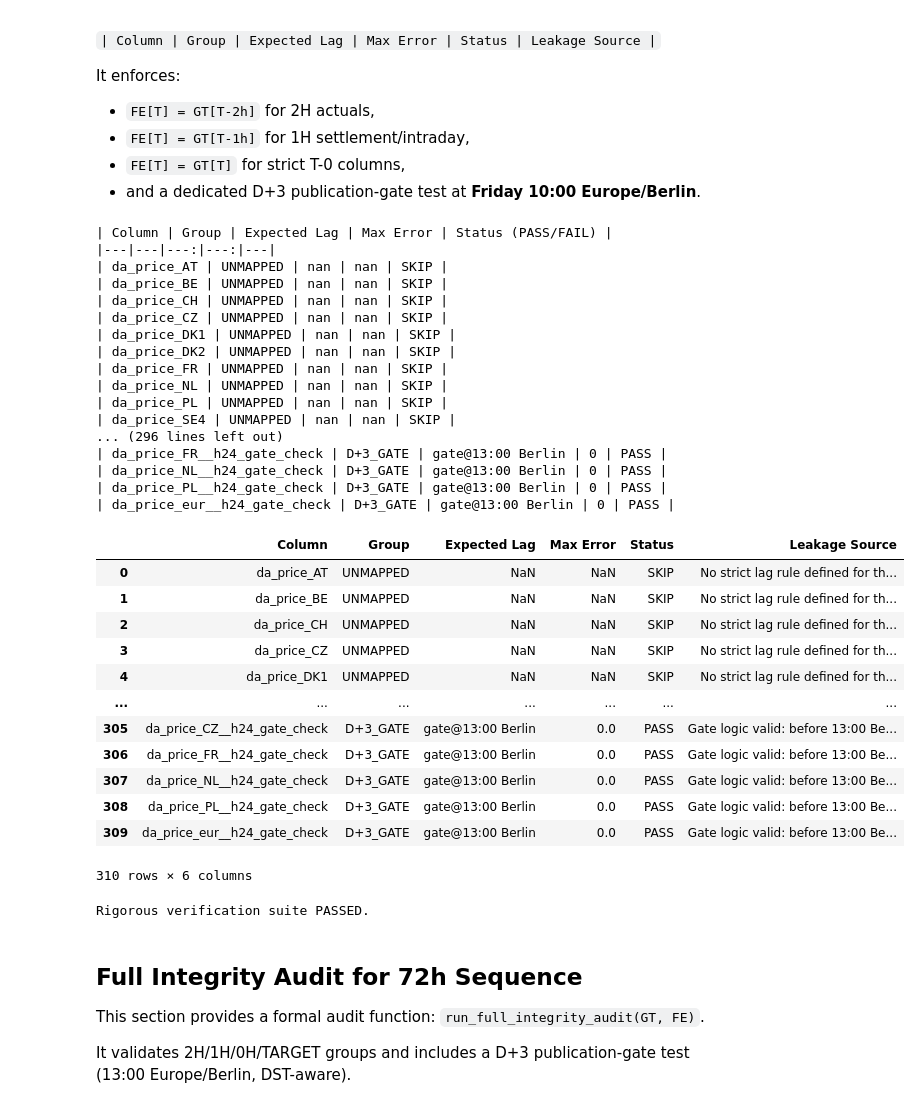
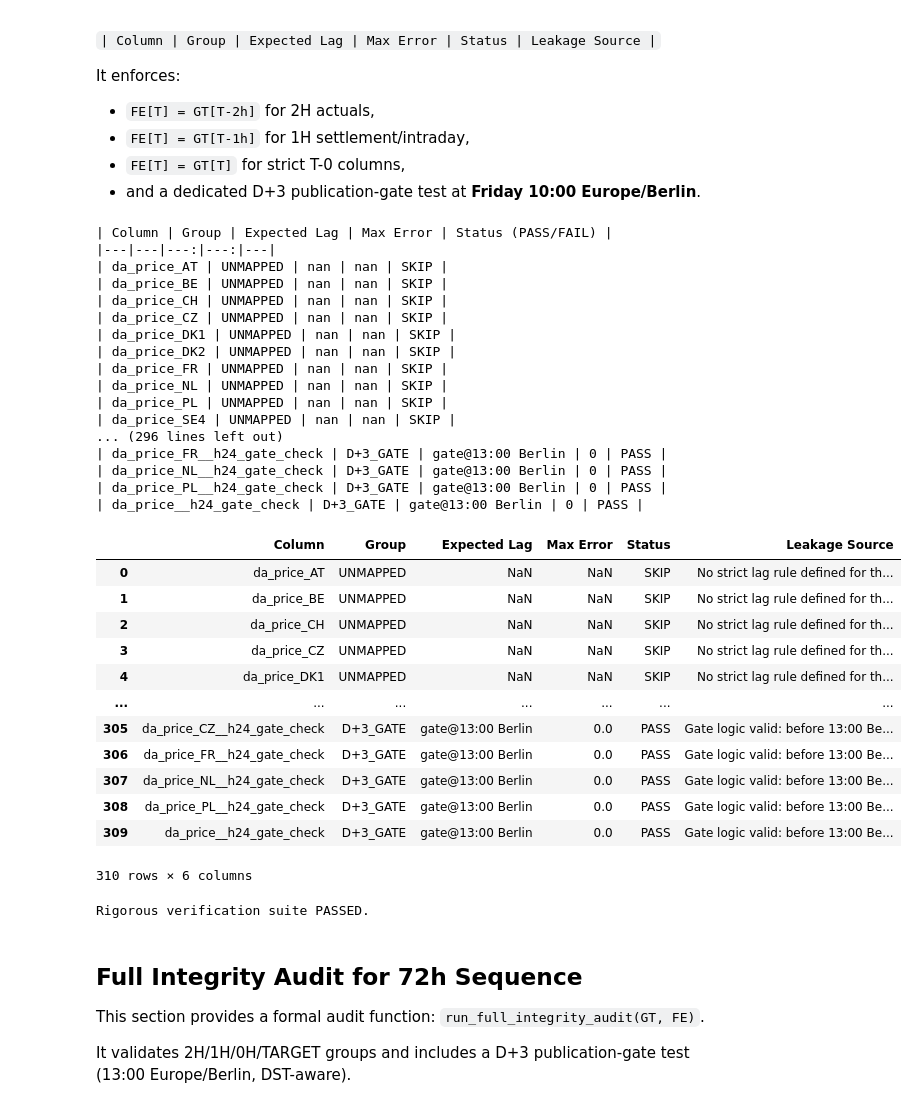
Before and after one commit to lgiesen/energy_trading, a Jupyter notebook: notebooks/09_lag_information_set_validation.ipynb, the cells around one changed output. Drawn from its saved outputs; the diff is of its cells as text; code cells hidden in the pictures.

```diff
--- a/notebooks/09_lag_information_set_validation.ipynb
+++ b/notebooks/09_lag_information_set_validation.ipynb
@@ -40,7 +40,7 @@ path_b = next((x for x in candidate_b if Path(x).exists()), None)
 if path_b is None:
     raise FileNotFoundError(f'Could not find Source B in: {candidate_b}')
 
-required_cols = ['timestamp_utc', 'load_actual_entsoe', 'afrr_activated_mw_pos', 'da_price_eur']
+required_cols = ['timestamp_utc', 'load_actual_entsoe', 'afrr_activated_mw_pos', 'da_price']
 
 df_a = pd.read_parquet(path_a)
 df_b = pd.read_parquet(path_b)
@@ -584,7 +584,7 @@ GROUP_1H_PATTERNS = [
     r'^afrr_picasso_net_mw$',
 ]
 GROUP_0H_PATTERNS = [
-    r'^da_price_eur$',
+    r'^da_price$',
     r'^da_price_at$',
 ]
 
@@ -595,8 +595,8 @@ BASE_DA_FORECAST_COLS = [
     'solar_forecast_da_entsoe',
 ]
 BASE_DA_PRICE_COLS = [c for c in DF_Features.columns if re.fullmatch(r'da_price_[A-Za-z]{2,3}', c)]
-if 'da_price_eur' in DF_Features.columns and 'da_price_eur' not in BASE_DA_PRICE_COLS:
-    BASE_DA_PRICE_COLS.append('da_price_eur')
+if 'da_price' in DF_Features.columns and 'da_price' not in BASE_DA_PRICE_COLS:
+    BASE_DA_PRICE_COLS.append('da_price')
 
 FUTURE_COL_RE = re.compile(r'^(?P<base>.+)(?:_(?:h|tplus)(?P<h>\d+))$', re.IGNORECASE)
 
@@ -802,35 +802,35 @@ if not fails.empty:
 
 print('\nRigorous verification suite PASSED.')
 # %% [output]
 | Column | Group | Expected Lag | Max Error | Status (PASS/FAIL) |
 |---|---|---:|---:|---|
 | da_price_AT | UNMAPPED | nan | nan | SKIP |
 | da_price_BE | UNMAPPED | nan | nan | SKIP |
 | da_price_CH | UNMAPPED | nan | nan | SKIP |
 | da_price_CZ | UNMAPPED | nan | nan | SKIP |
 | da_price_DK1 | UNMAPPED | nan | nan | SKIP |
 | da_price_DK2 | UNMAPPED | nan | nan | SKIP |
 | da_price_FR | UNMAPPED | nan | nan | SKIP |
 | da_price_NL | UNMAPPED | nan | nan | SKIP |
 | da_price_PL | UNMAPPED | nan | nan | SKIP |
 | da_price_SE4 | UNMAPPED | nan | nan | SKIP |
 ... (296 lines left out)
 | da_price_FR__h24_gate_check | D+3_GATE | gate@13:00 Berlin | 0 | PASS |
 | da_price_NL__h24_gate_check | D+3_GATE | gate@13:00 Berlin | 0 | PASS |
 | da_price_PL__h24_gate_check | D+3_GATE | gate@13:00 Berlin | 0 | PASS |
-| da_price_eur__h24_gate_check | D+3_GATE | gate@13:00 Berlin | 0 | PASS |
+| da_price__h24_gate_check | D+3_GATE | gate@13:00 Berlin | 0 | PASS |
 |  | Column | Group | Expected Lag | Max Error | Status | Leakage Source |
 | 0 | da_price_AT | UNMAPPED | NaN | NaN | SKIP | No strict lag rule defined for th... |
 | 1 | da_price_BE | UNMAPPED | NaN | NaN | SKIP | No strict lag rule defined for th... |
 | 2 | da_price_CH | UNMAPPED | NaN | NaN | SKIP | No strict lag rule defined for th... |
 | 3 | da_price_CZ | UNMAPPED | NaN | NaN | SKIP | No strict lag rule defined for th... |
 | 4 | da_price_DK1 | UNMAPPED | NaN | NaN | SKIP | No strict lag rule defined for th... |
 | ... | ... | ... | ... | ... | ... | ... |
 | 305 | da_price_CZ__h24_gate_check | D+3_GATE | gate@13:00 Berlin | 0.0 | PASS | Gate logic valid: before 13:00 Be... |
 | 306 | da_price_FR__h24_gate_check | D+3_GATE | gate@13:00 Berlin | 0.0 | PASS | Gate logic valid: before 13:00 Be... |
 | 307 | da_price_NL__h24_gate_check | D+3_GATE | gate@13:00 Berlin | 0.0 | PASS | Gate logic valid: before 13:00 Be... |
 | 308 | da_price_PL__h24_gate_check | D+3_GATE | gate@13:00 Berlin | 0.0 | PASS | Gate logic valid: before 13:00 Be... |
-| 309 | da_price_eur__h24_gate_check | D+3_GATE | gate@13:00 Berlin | 0.0 | PASS | Gate logic valid: before 13:00 Be... |
+| 309 | da_price__h24_gate_check | D+3_GATE | gate@13:00 Berlin | 0.0 | PASS | Gate logic valid: before 13:00 Be... |
 310 rows × 6 columns
 Rigorous verification suite PASSED.
 # %% [markdown]
```
Also changed, not shown: parts of 4 cells of this notebook, 8 other files.
